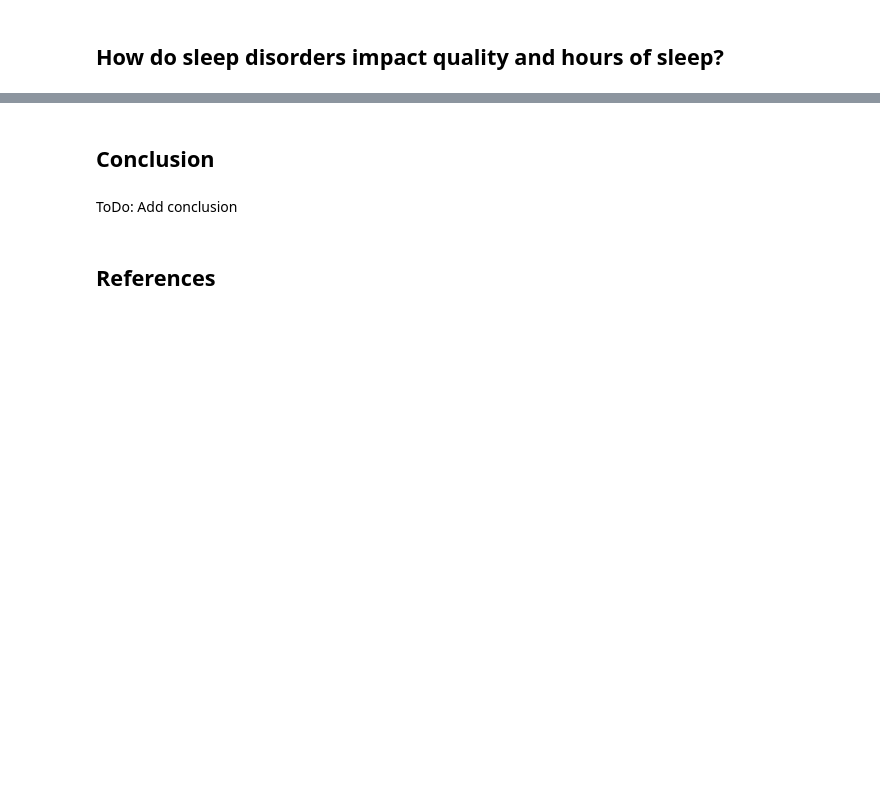
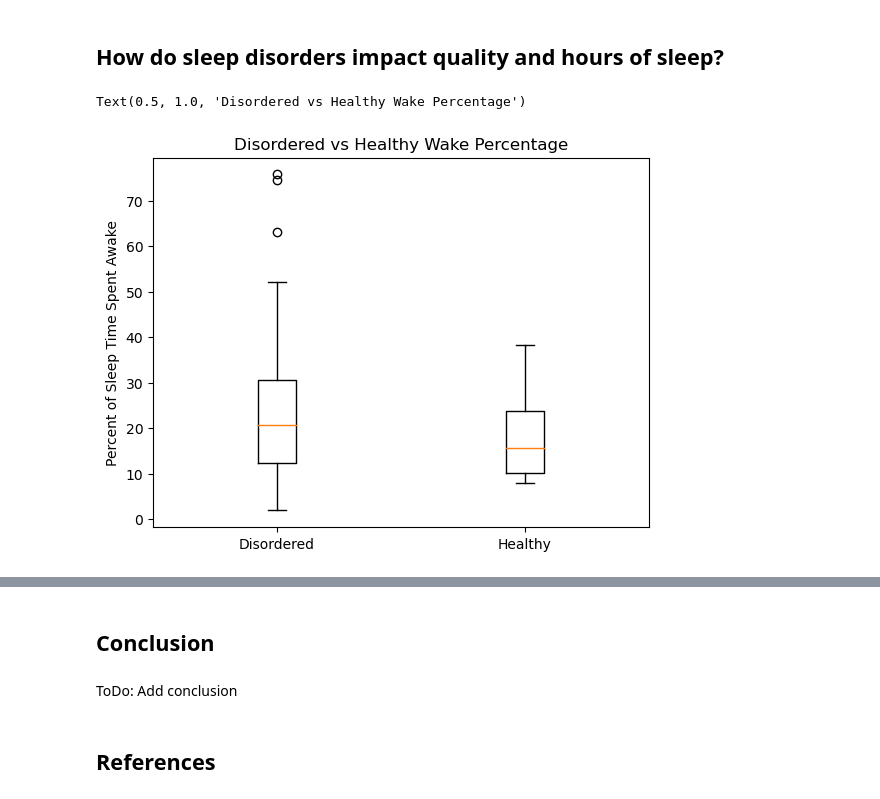
Before and after one commit to josh314151/DATA-601-602-G15, a Jupyter notebook: project_report.ipynb, the cells around one changed output, grey strips where cells are left out. Saved outputs shown, nothing was run; the diff lists cells and outputs as text; code cells hidden in the pictures; blank space fills up the shorter version.

```diff
--- a/project_report.ipynb
+++ b/project_report.ipynb
@@ -520,2 +526,11 @@ plt.plot(summary_sg1["Weight_kg"]/((summary_sg1["Height_cm"]/100)**2),
 # %% [markdown]
 ## How do sleep disorders impact quality and hours of sleep?
+# %%
+plt.boxplot([100*summary_data_diseased["W"]/summary_data_diseased["Total_Epoch"],
+            100*summary_data_healthy["W"]/summary_data_healthy["Total_Epoch"]])
+plt.ylabel("Percent of Sleep Time Spent Awake")
+plt.xticks([1,2], ["Disordered", "Healthy"])
+plt.title("Disordered vs Healthy Wake Percentage")
+# %% [output]
+Text(0.5, 1.0, 'Disordered vs Healthy Wake Percentage')
+[figure, added]
```
Also changed, not shown: parts of 4 cells of this notebook, 5 other files.
